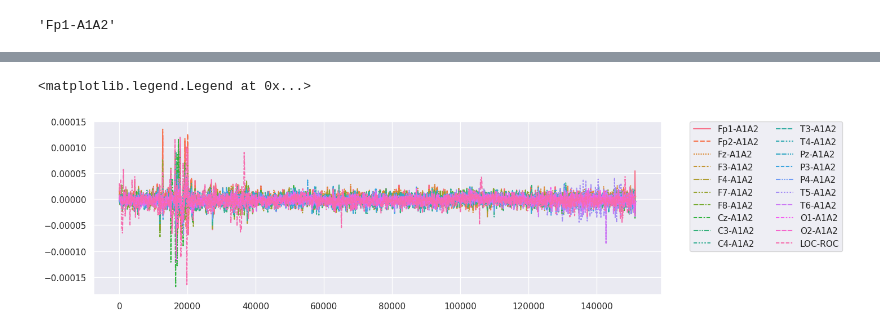
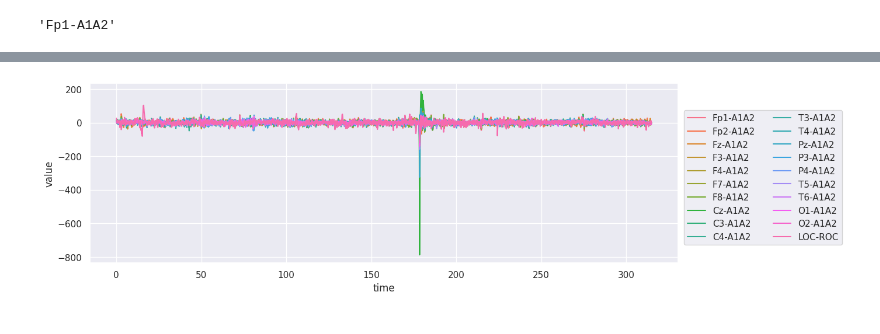
Before and after one commit to fabridamicelli/python-course, a Jupyter notebook: book/lab_explore_data_solutions.ipynb, the cells around one changed output, grey strips where cells are left out. Saved outputs shown, nothing was run; the diff lists cells and outputs as text; code cells hidden in the pictures.

Commit message:
refine lab explore data; add exercises

```diff
--- a/book/lab_explore_data_solutions.ipynb
+++ b/book/lab_explore_data_solutions.ipynb
@@ -254,3 +183,0 @@ Pandas dataframes can be constructed directly from such a dictionary:
-# %%
-ts = pd.DataFrame(ts)
-ts.head()
@@ -273,7 +204,7 @@ Index(['EEG Fp1-A1A2', 'EEG Fp2-A1A2', 'EEG Fz-A1A2', 'EEG F3-A1A2',
        'EEG T6-A1A2', 'EEG O1-A1A2', 'EEG O2-A1A2', 'EEG LOC-ROC'],
       dtype='object')
 # %%
-col = ts.columns[0]
+col = ts.columns[1]
 col
 # %% [output]
 'EEG Fp1-A1A2'
@@ -282,6 +213,6 @@ col[4:]
 # %% [output]
 'Fp1-A1A2'
 # %%
-ts.columns = [col[4:] for col in ts.columns]
+ts.columns = [col[4:] if col != "time" else col for col in ts.columns]
 ts.head()
 # %% [output]
@@ -334,0 +267,4 @@ Fine, but disturbing overlap.
+# %%
+def wide2long(ts):
+    return ts.melt(id_vars=["time"], var_name="channel")
+wide2long(ts)
@@ -335,13 +285,13 @@ Fine, but disturbing overlap.
 # %%
 sns.set() # Magic!
 # %%
-fig, ax = plt.subplots(figsize=(13, 4))
-sns.lineplot(
-    data=ts.iloc[::100, :],   # Subsample for fast plotting
-    ax=ax
-)
-# Place the legend outside the plot in two columns
-ax.legend(bbox_to_anchor=(1.05, 1), loc='upper left', borderaxespad=0, ncol=2)
+def plot_all_ts(ts):
+    fig, ax = plt.subplots(figsize=(13, 4))
+    ts_long = wide2long(ts)
+    sns.lineplot(data=ts_long, x="time", y="value", hue="channel", ax=ax)
+    # Place the legend outside the plot in two columns
+    ax.legend(bbox_to_anchor=(1.01, 0.85), loc='upper left', borderaxespad=0, ncol=2)
+
+plot_all_ts(ts.iloc[::100, :])   # Subsample for fast plotting
 # %% [output]
-<matplotlib.legend.Legend at 0x...>
-[figure, old version]
+[figure, new version]
```
Also changed, not shown: parts of 69 cells of this notebook, 1 other file.
